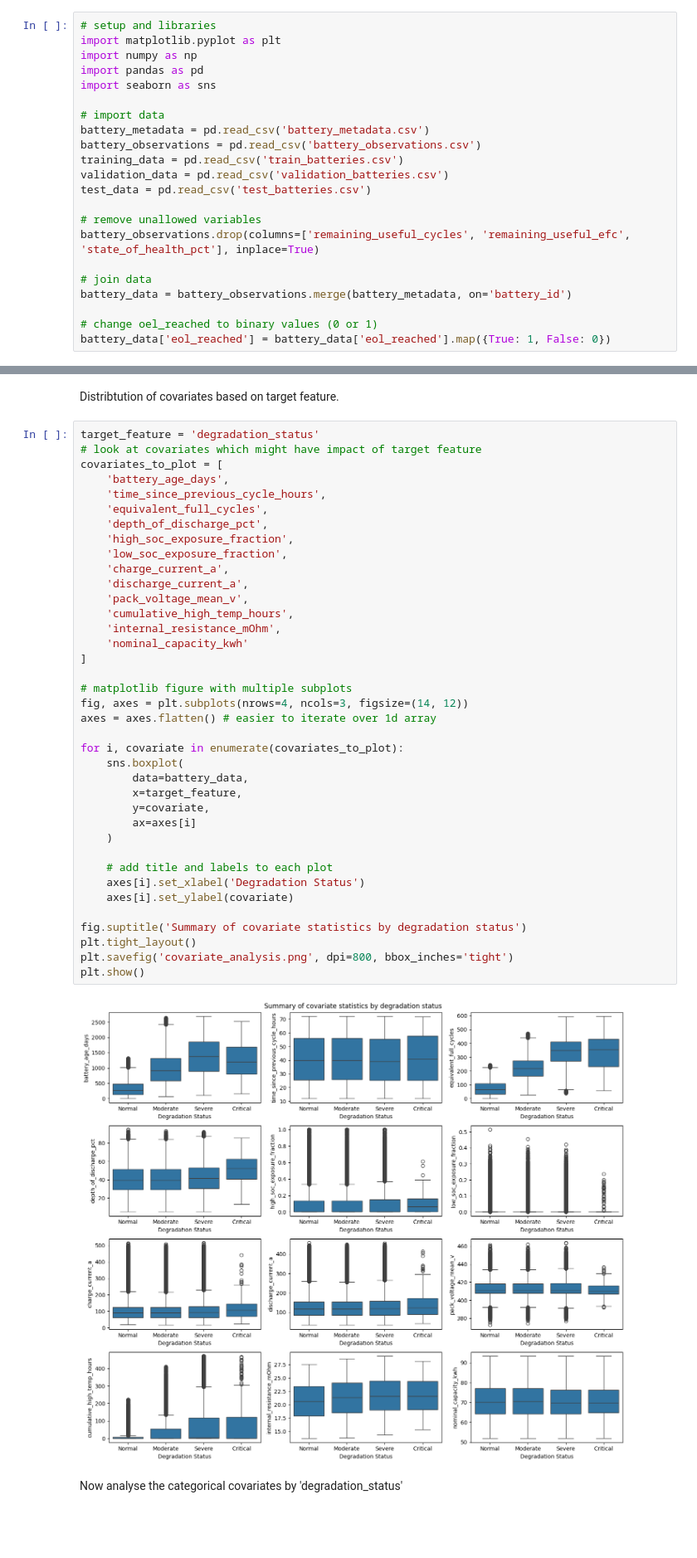
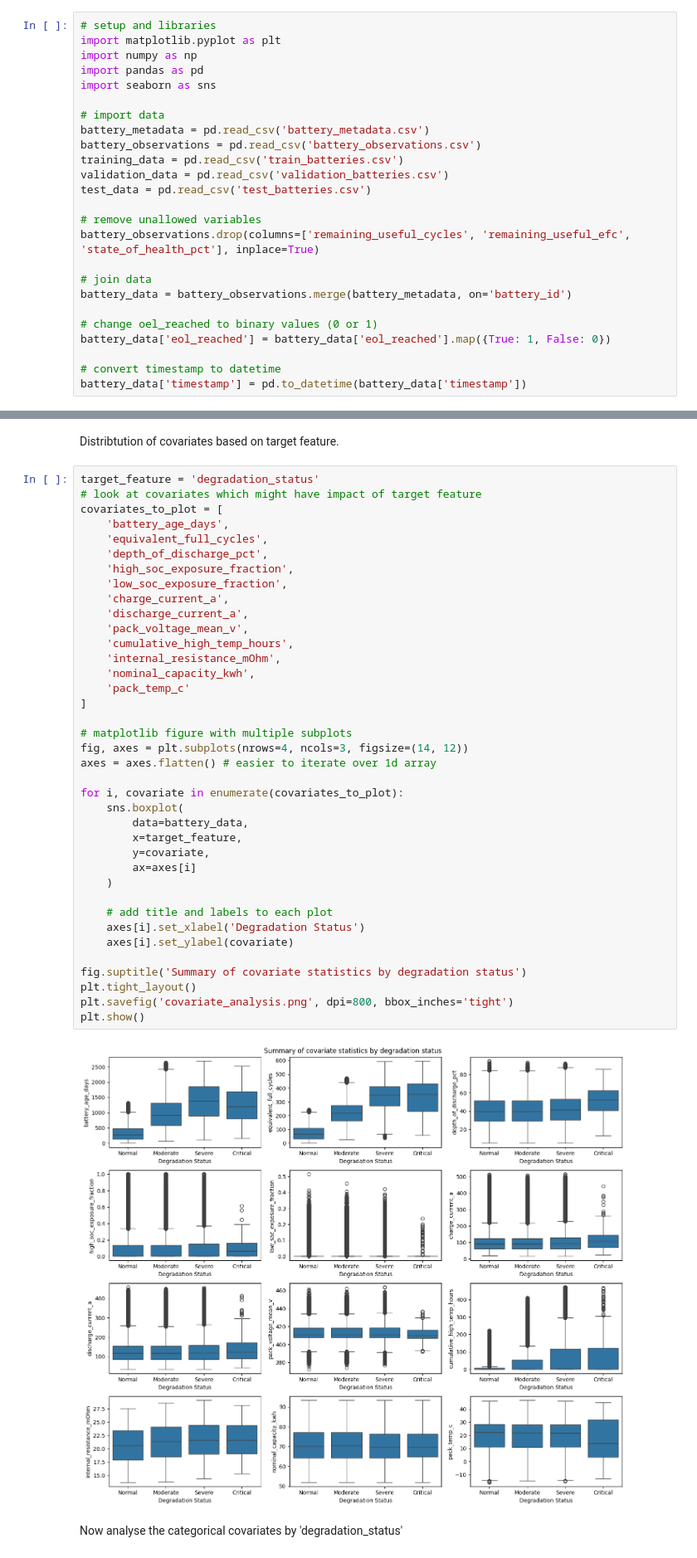
Before and after one commit to leolin25/predicting_battery_useful_life, a Jupyter notebook: cs342-coursework.ipynb, the cells around one changed output, grey strips where cells are left out. Shown at 83% size. Drawn from its saved outputs; the diff is of its cells as text; blank space fills up the shorter version.

Commit message:
fixed plots'

```diff
--- a/cs342-coursework.ipynb
+++ b/cs342-coursework.ipynb
@@ -35,5 +35,8 @@ battery_data = battery_observations.merge(battery_metadata, on='battery_id')
 
 # change oel_reached to binary values (0 or 1)
 battery_data['eol_reached'] = battery_data['eol_reached'].map({True: 1, False: 0})
+
+# convert timestamp to datetime
+battery_data['timestamp'] = pd.to_datetime(battery_data['timestamp'])
 # %% [markdown]
 ### Task 1: Exploratory Data Analysis and Data Visualisation
@@ -66,41 +79,41 @@ target_feature = 'degradation_status'
 # look at covariates which might have impact of target feature
 covariates_to_plot = [
     'battery_age_days',
-    'time_since_previous_cycle_hours',
     'equivalent_full_cycles',
     'depth_of_discharge_pct',
     'high_soc_exposure_fraction',
     'low_soc_exposure_fraction',
     'charge_current_a',
     'discharge_current_a',
     'pack_voltage_mean_v',
     'cumulative_high_temp_hours',
     'internal_resistance_mOhm',
-    'nominal_capacity_kwh'
+    'nominal_capacity_kwh',
+    'pack_temp_c'
 ]
 
 # matplotlib figure with multiple subplots
 fig, axes = plt.subplots(nrows=4, ncols=3, figsize=(14, 12))
 axes = axes.flatten() # easier to iterate over 1d array
 
 for i, covariate in enumerate(covariates_to_plot):
     sns.boxplot(
         data=battery_data,
         x=target_feature,
         y=covariate,
         ax=axes[i]
     )
 
     # add title and labels to each plot
     axes[i].set_xlabel('Degradation Status')
     axes[i].set_ylabel(covariate)
 
 fig.suptitle('Summary of covariate statistics by degradation status')
 plt.tight_layout()
 plt.savefig('covariate_analysis.png', dpi=800, bbox_inches='tight')
 plt.show()
 # %% [output]
-[figure, old version]
+[figure, new version]
 # %% [markdown]
 Now analyse the categorical covariates by 'degradation_status'
 # %%
```
Also changed, not shown: parts of 1 cell of this notebook, 1 other file.
